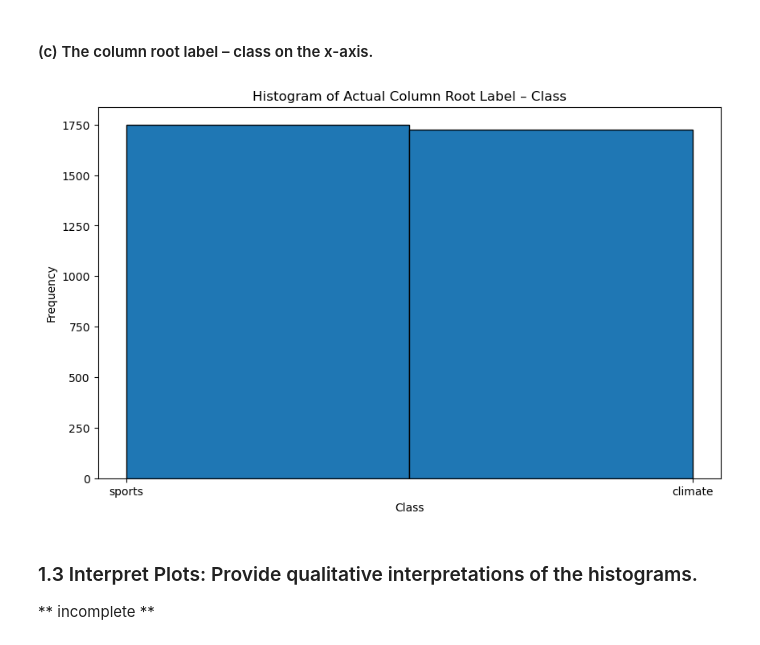
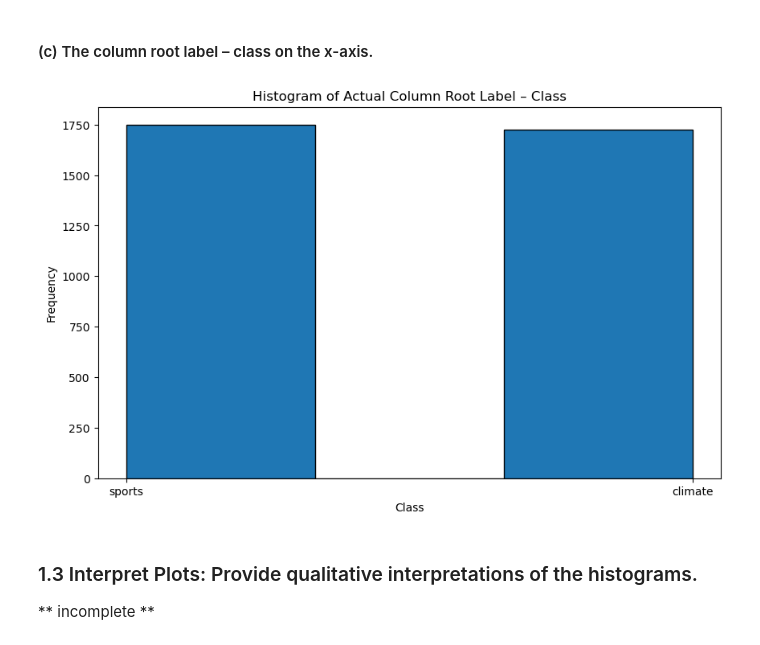
Before and after one commit to shairaalam19/ece219-winter2024, a Jupyter notebook: Project 1/Project1.ipynb, the cells around one changed output. Saved outputs shown, nothing was run; the diff lists cells and outputs as text; code cells hidden in the pictures.

```diff
--- a/Project 1/Project1.ipynb
+++ b/Project 1/Project1.ipynb
@@ -56,14 +56,14 @@ plt.show()
 # %%
 # (c) Histogram for the actual column root label – class
 root_label_column = 'root_label'
 plt.figure(figsize=(10, 6))
-plt.hist(df[root_label_column], bins=df[root_label_column].nunique(), edgecolor='black')
+plt.hist(df[root_label_column], bins=3, edgecolor='black')
 plt.title('Histogram of Actual Column Root Label – Class')
 plt.xlabel('Class')
 plt.ylabel('Frequency')
 plt.show()
 # %% [output]
-[figure, old version]
+[figure, new version]
 # %% [markdown]
 ### 1.3 Interpret Plots: Provide qualitative interpretations of the histograms.
 
```
Also changed, not shown: parts of 6 cells of this notebook, 1 other file.
